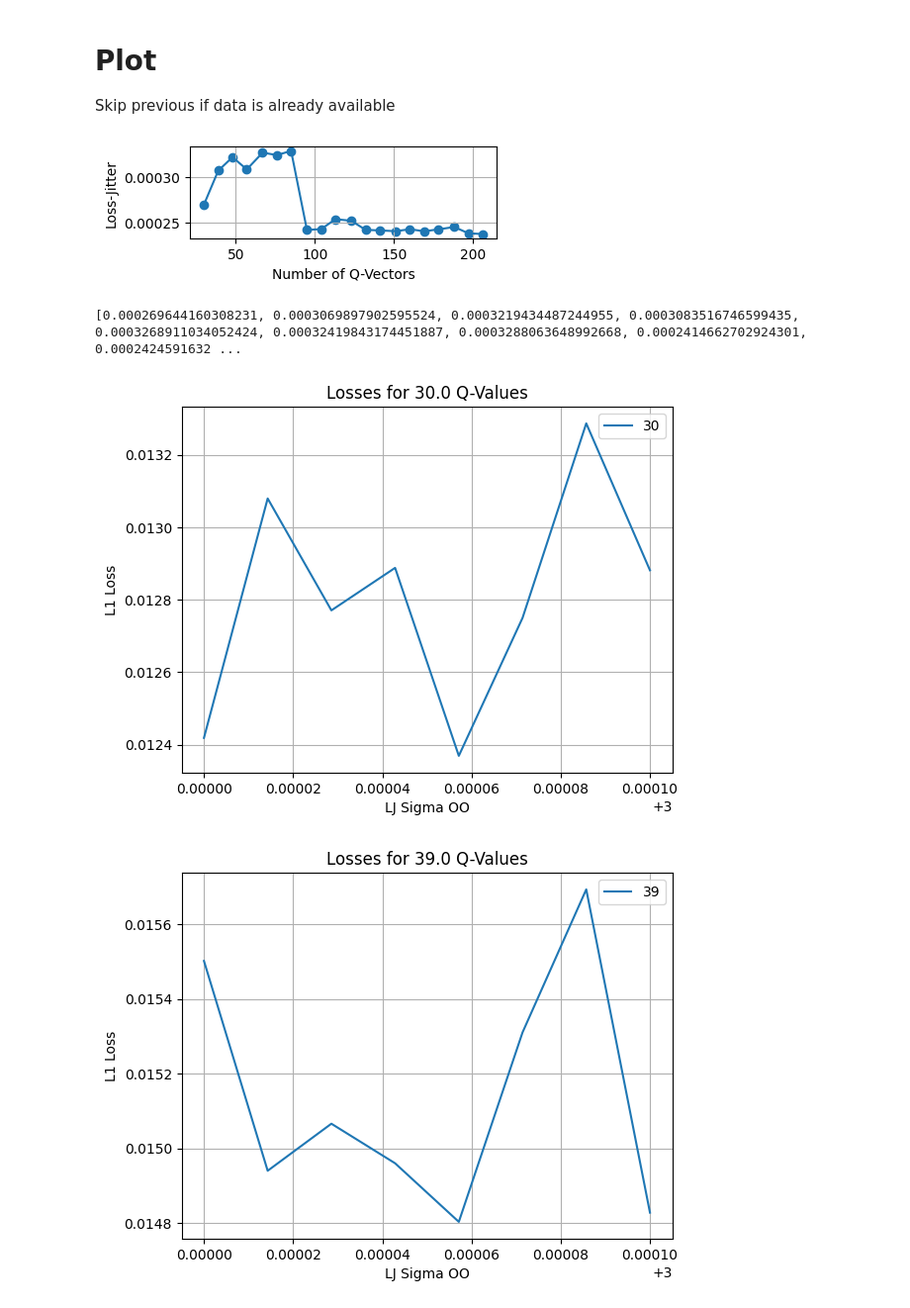
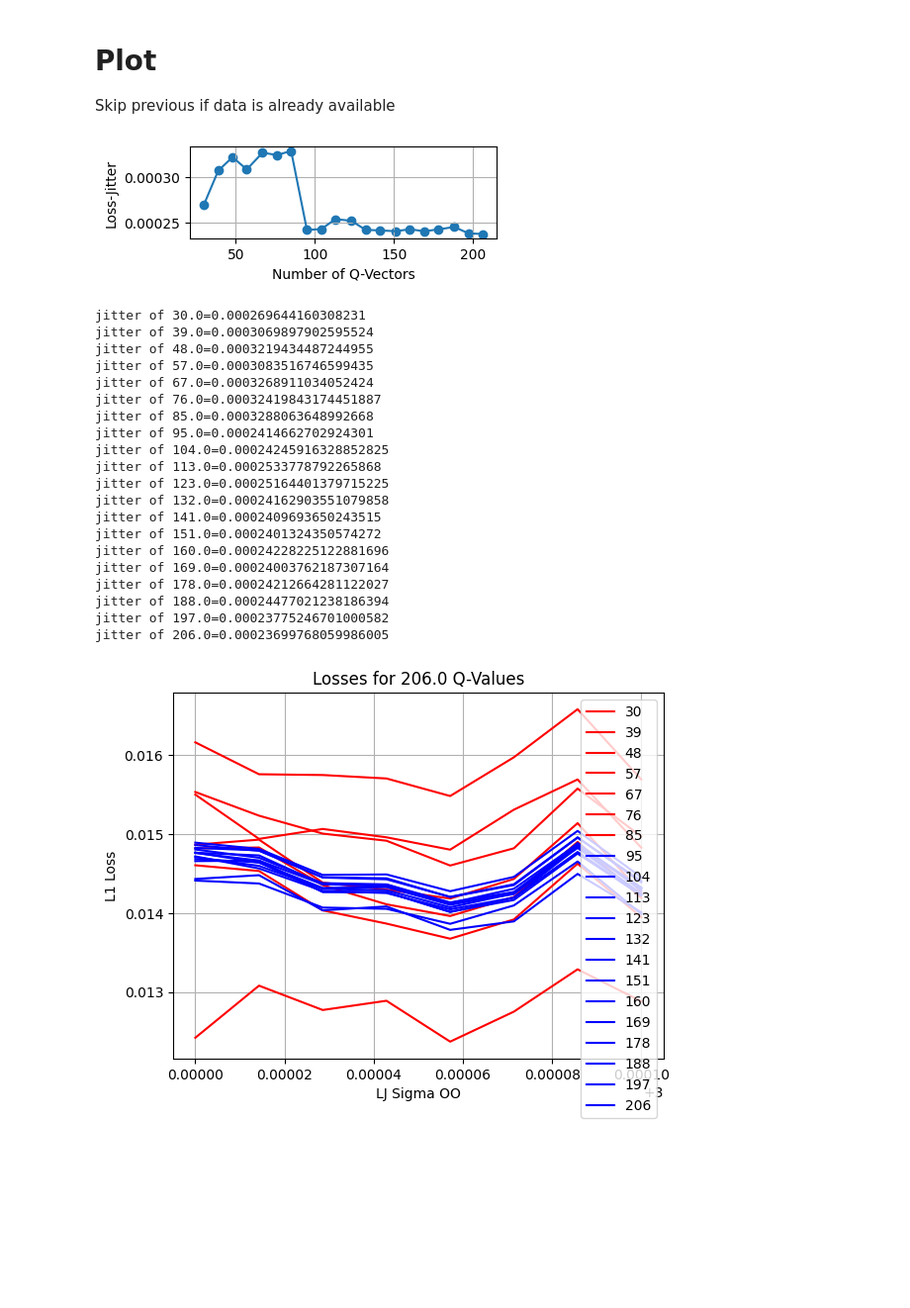
Before and after one commit to florian-n/idp-public, a Jupyter notebook: notebooks/analysis_loss_nq.ipynb, the cells around one changed output. Shown at 99% size. Cells and saved outputs as stored; diff of their text form; code cells hidden in the pictures; blank space fills up the shorter version.

```diff
--- a/notebooks/analysis_loss_nq.ipynb
+++ b/notebooks/analysis_loss_nq.ipynb
@@ -52,29 +52,48 @@ Skip previous if data is already available
 # %%
 keys, values = database.load_result()
 jitter_values = [loss_anaylzer.get_loss_jitter(v) for v in values]
 
 plt.plot(keys, jitter_values)
 plt.scatter(keys, jitter_values)
 plt.xlabel("Number of Q-Vectors")
 plt.ylabel("Loss-Jitter")
 
 plt.grid()
 plt.gcf().set_size_inches(4, 1.2)
 plt.savefig("../plots/analysis_loss_nq.svg")
 plt.show()
 
-print(jitter_values)
+print("".join(map(lambda x: f"jitter of {x[0]}={x[1]}\n", zip(keys, jitter_values))))
 
 for i, x in enumerate(values):
-    plt.plot(scan_space, x, label=f"{nq_values[i]}")
+    c = "b" if nq_values[i] > 90 else "r"
+    plt.plot(scan_space, x, label=f"{nq_values[i]}", c=c)
     plt.legend()
-    plt.xlabel("LJ Sigma OO")
-    plt.ylabel("L1 Loss")
-    plt.title(f"Losses for {keys[i]} Q-Values")
-    plt.grid()
-    plt.show()
+plt.xlabel("LJ Sigma OO")
+plt.ylabel("L1 Loss")
+plt.title(f"Losses for {keys[i]} Q-Values")
+plt.grid()
+plt.show()
 # %% [output]
 [figure]
-[0.000269644160308231, 0.0003069897902595524, 0.0003219434487244955, 0.0003083516746599435, 0.0003268911034052424, 0.00032419843174451887, 0.0003288063648992668, 0.0002414662702924301, 0.0002424591632 ...
+jitter of 30.0=0.000269644160308231
+jitter of 39.0=0.0003069897902595524
+jitter of 48.0=0.0003219434487244955
+jitter of 57.0=0.0003083516746599435
+jitter of 67.0=0.0003268911034052424
+jitter of 76.0=0.00032419843174451887
+jitter of 85.0=0.0003288063648992668
+jitter of 95.0=0.0002414662702924301
+jitter of 104.0=0.00024245916328852825
+jitter of 113.0=0.0002533778792265868
+jitter of 123.0=0.00025164401379715225
+jitter of 132.0=0.00024162903551079858
+jitter of 141.0=0.0002409693650243515
+jitter of 151.0=0.0002401324350574272
+jitter of 160.0=0.00024228225122881696
+jitter of 169.0=0.00024003762187307164
+jitter of 178.0=0.00024212664281122027
+jitter of 188.0=0.00024477021238186394
+jitter of 197.0=0.00023775246701000582
+jitter of 206.0=0.00023699768059986005
-[figure, old version]
+[figure, new version]
-[figure, removed]
```
Also changed, not shown: parts of 1 cell of this notebook, 42 other files.
